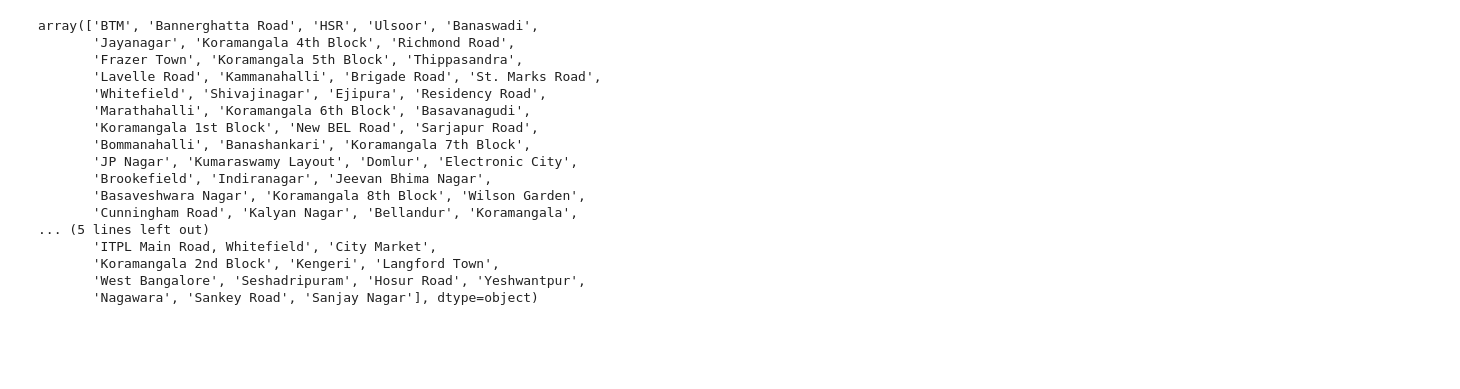
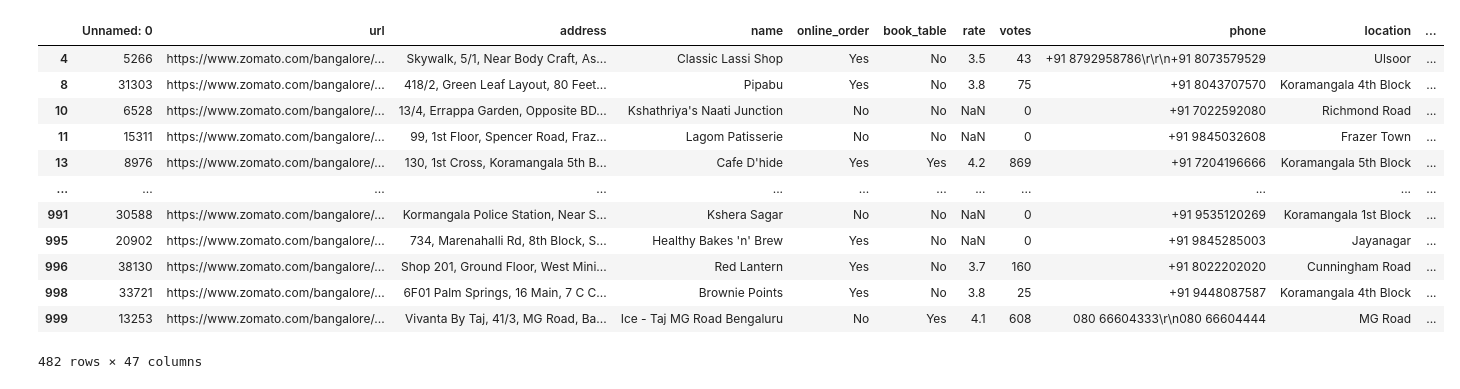
Before and after one commit to VioletPANsq/ntu_sd6101_team_project, a Jupyter notebook: notebook/label_data.ipynb, the cells around one changed output. Drawn from its saved outputs; the diff is of its cells as text; code cells hidden in the pictures; blank space fills up the shorter version.

```diff
--- a/notebook/label_data.ipynb
+++ b/notebook/label_data.ipynb
@@ -53,21 +51,17 @@ preference
 Name: count, dtype: int64
-# %%
-pd.unique(df['location'])
-# %% [output]
-array(['BTM', 'Bannerghatta Road', 'HSR', 'Ulsoor', 'Banaswadi',
-       'Jayanagar', 'Koramangala 4th Block', 'Richmond Road',
-       'Frazer Town', 'Koramangala 5th Block', 'Thippasandra',
-       'Lavelle Road', 'Kammanahalli', 'Brigade Road', 'St. Marks Road',
-       'Whitefield', 'Shivajinagar', 'Ejipura', 'Residency Road',
-       'Marathahalli', 'Koramangala 6th Block', 'Basavanagudi',
-       'Koramangala 1st Block', 'New BEL Road', 'Sarjapur Road',
-       'Bommanahalli', 'Banashankari', 'Koramangala 7th Block',
-       'JP Nagar', 'Kumaraswamy Layout', 'Domlur', 'Electronic City',
-       'Brookefield', 'Indiranagar', 'Jeevan Bhima Nagar',
-       'Basaveshwara Nagar', 'Koramangala 8th Block', 'Wilson Garden',
-       'Cunningham Road', 'Kalyan Nagar', 'Bellandur', 'Koramangala',
-... (5 lines left out)
-       'ITPL Main Road, Whitefield', 'City Market',
-       'Koramangala 2nd Block', 'Kengeri', 'Langford Town',
-       'West Bangalore', 'Seshadripuram', 'Hosur Road', 'Yeshwantpur',
-       'Nagawara', 'Sankey Road', 'Sanjay Nagar'], dtype=object)
+# %%
+df[df['preference'] == 0]
+# %% [output]
+|  | Unnamed: 0 | url | address | name | online_order | book_table | rate | votes | phone | location | ... |
+| 4 | 5266 | https://www.zomato.com/bangalore/... | Skywalk, 5/1, Near Body Craft, As... | Classic Lassi Shop | Yes | No | 3.5 | 43 | +91 8792958786\r\r\n+91 8073579529 | Ulsoor | ... |
+| 8 | 31303 | https://www.zomato.com/bangalore/... | 418/2, Green Leaf Layout, 80 Feet... | Pipabu | Yes | No | 3.8 | 75 | +91 8043707570 | Koramangala 4th Block | ... |
+| 10 | 6528 | https://www.zomato.com/bangalore/... | 13/4, Errappa Garden, Opposite BD... | Kshathriya's Naati Junction | No | No | NaN | 0 | +91 7022592080 | Richmond Road | ... |
+| 11 | 15311 | https://www.zomato.com/bangalore/... | 99, 1st Floor, Spencer Road, Fraz... | Lagom Patisserie | No | No | NaN | 0 | +91 9845032608 | Frazer Town | ... |
+| 13 | 8976 | https://www.zomato.com/bangalore/... | 130, 1st Cross, Koramangala 5th B... | Cafe D'hide | Yes | Yes | 4.2 | 869 | +91 7204196666 | Koramangala 5th Block | ... |
+| ... | ... | ... | ... | ... | ... | ... | ... | ... | ... | ... | ... |
+| 991 | 30588 | https://www.zomato.com/bangalore/... | Kormangala Police Station, Near S... | Kshera Sagar | No | No | NaN | 0 | +91 9535120269 | Koramangala 1st Block | ... |
+| 995 | 20902 | https://www.zomato.com/bangalore/... | 734, Marenahalli Rd, 8th Block, S... | Healthy Bakes 'n' Brew | Yes | No | NaN | 0 | +91 9845285003 | Jayanagar | ... |
+| 996 | 38130 | https://www.zomato.com/bangalore/... | Shop 201, Ground Floor, West Mini... | Red Lantern | Yes | No | 3.7 | 160 | +91 8022202020 | Cunningham Road | ... |
+| 998 | 33721 | https://www.zomato.com/bangalore/... | 6F01 Palm Springs, 16 Main, 7 C C... | Brownie Points | Yes | No | 3.8 | 25 | +91 9448087587 | Koramangala 4th Block | ... |
+| 999 | 13253 | https://www.zomato.com/bangalore/... | Vivanta By Taj, 41/3, MG Road, Ba... | Ice - Taj MG Road Bengaluru | No | Yes | 4.1 | 608 | 080 66604333\r\n080 66604444 | MG Road | ... |
+482 rows × 47 columns
```
Also changed, not shown: parts of 4 cells of this notebook, 2 other files.
